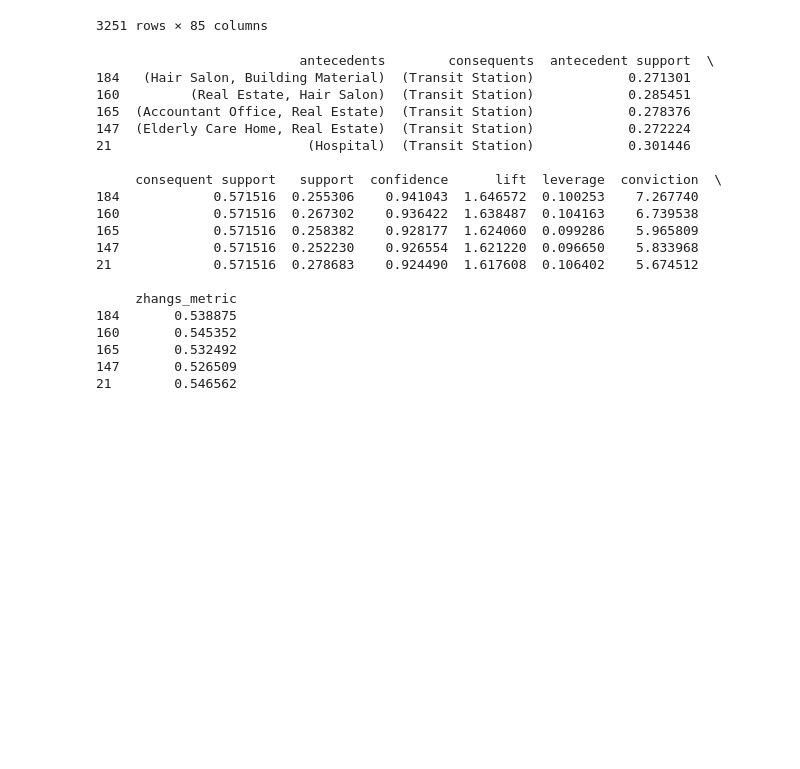
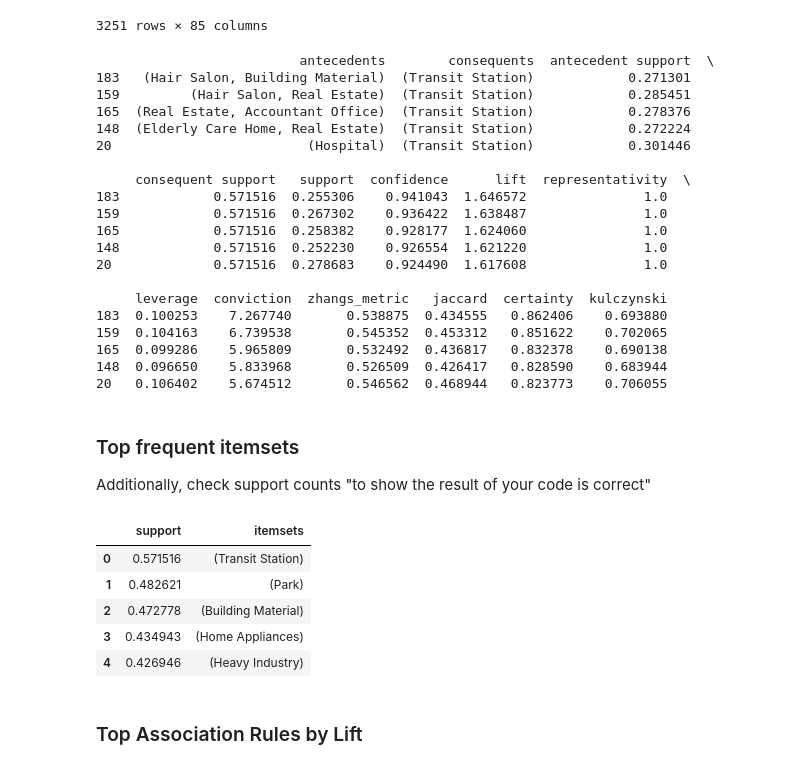
Before and after one commit to Anou-shka/SC4020_Project_2, a Jupyter notebook: Task_1/cityC.ipynb, the cells around one changed output. Drawn from its saved outputs; the diff is of its cells as text; code cells hidden in the pictures; blank space fills up the shorter version.

```diff
--- a/Task_1/cityC.ipynb
+++ b/Task_1/cityC.ipynb
@@ -3,8 +3,8 @@ import numpy as np
 import pandas as pd
 from mlxtend.frequent_patterns import apriori, association_rules
 # %%
-poi_data = pd.read_csv('../Datasets/POIdata_cityC.csv')
-categories = pd.read_csv('../Datasets/POI_datacategories.csv', header=None)
+poi_data = pd.read_csv('../Datasets/Task 1/POIdata_cityC.csv')
+categories = pd.read_csv('../Datasets/Task 1/POI_datacategories.csv', header=None)
 # %%
 poi_data['grid_id'] = poi_data['x'].astype(str) + "_" + poi_data['y'].astype(str)
 grid_baskets = poi_data.groupby('grid_id')['category'].apply(list)
@@ -99,27 +99,45 @@ grid_baskets_df
 # %%
 freq_items = apriori(grid_baskets_df, min_support=0.25, use_colnames=True)
 
-rules = association_rules(freq_items, metric ="lift", min_threshold = 1)
-rules = rules.sort_values(['confidence', 'lift'], ascending =[False, False])
+rules = association_rules(
+    freq_items, metric="lift", min_threshold=1, num_itemsets=len(grid_baskets)
+)
+rules = rules.sort_values(["confidence", "lift"], ascending=[False, False])
 print(rules.head())
 # %% [output]
                           antecedents        consequents  antecedent support  \
-184   (Hair Salon, Building Material)  (Transit Station)            0.271301
-160         (Real Estate, Hair Salon)  (Transit Station)            0.285451
-165  (Accountant Office, Real Estate)  (Transit Station)            0.278376
-147  (Elderly Care Home, Real Estate)  (Transit Station)            0.272224
-21                         (Hospital)  (Transit Station)            0.301446
+183   (Hair Salon, Building Material)  (Transit Station)            0.271301
+159         (Hair Salon, Real Estate)  (Transit Station)            0.285451
+165  (Real Estate, Accountant Office)  (Transit Station)            0.278376
+148  (Elderly Care Home, Real Estate)  (Transit Station)            0.272224
+20                         (Hospital)  (Transit Station)            0.301446
 
-     consequent support   support  confidence      lift  leverage  conviction  \
-184            0.571516  0.255306    0.941043  1.646572  0.100253    7.267740
-160            0.571516  0.267302    0.936422  1.638487  0.104163    6.739538
-165            0.571516  0.258382    0.928177  1.624060  0.099286    5.965809
-147            0.571516  0.252230    0.926554  1.621220  0.096650    5.833968
-21             0.571516  0.278683    0.924490  1.617608  0.106402    5.674512
+     consequent support   support  confidence      lift  representativity  \
+183            0.571516  0.255306    0.941043  1.646572               1.0
+159            0.571516  0.267302    0.936422  1.638487               1.0
+165            0.571516  0.258382    0.928177  1.624060               1.0
+148            0.571516  0.252230    0.926554  1.621220               1.0
+20             0.571516  0.278683    0.924490  1.617608               1.0
 
-     zhangs_metric
-184       0.538875
-160       0.545352
-165       0.532492
-147       0.526509
-21        0.546562
+     leverage  conviction  zhangs_metric   jaccard  certainty  kulczynski
+183  0.100253    7.267740       0.538875  0.434555   0.862406    0.693880
+159  0.104163    6.739538       0.545352  0.453312   0.851622    0.702065
+165  0.099286    5.965809       0.532492  0.436817   0.832378    0.690138
+148  0.096650    5.833968       0.526509  0.426417   0.828590    0.683944
+20   0.106402    5.674512       0.546562  0.468944   0.823773    0.706055
+# %% [markdown]
+### Top frequent itemsets
+Additionally, check support counts "to show the result of your code is correct"
+# %%
+# sort the dataframe by the support count and reset the index
+freq_itemsets_copy = freq_items.sort_values(
+    "support", ascending=False
+).reset_index(drop=True)
+freq_itemsets_copy.head()
+# %% [output]
+|  | support | itemsets |
+| 0 | 0.571516 | (Transit Station) |
+| 1 | 0.482621 | (Park) |
+| 2 | 0.472778 | (Building Material) |
+| 3 | 0.434943 | (Home Appliances) |
+| 4 | 0.426946 | (Heavy Industry) |
@@ -125,0 +147,2 @@ print(rules.head())
+# %% [markdown]
+### Top Association Rules by Lift
```
Also changed, not shown: parts of 4 cells of this notebook, 16 other files.
